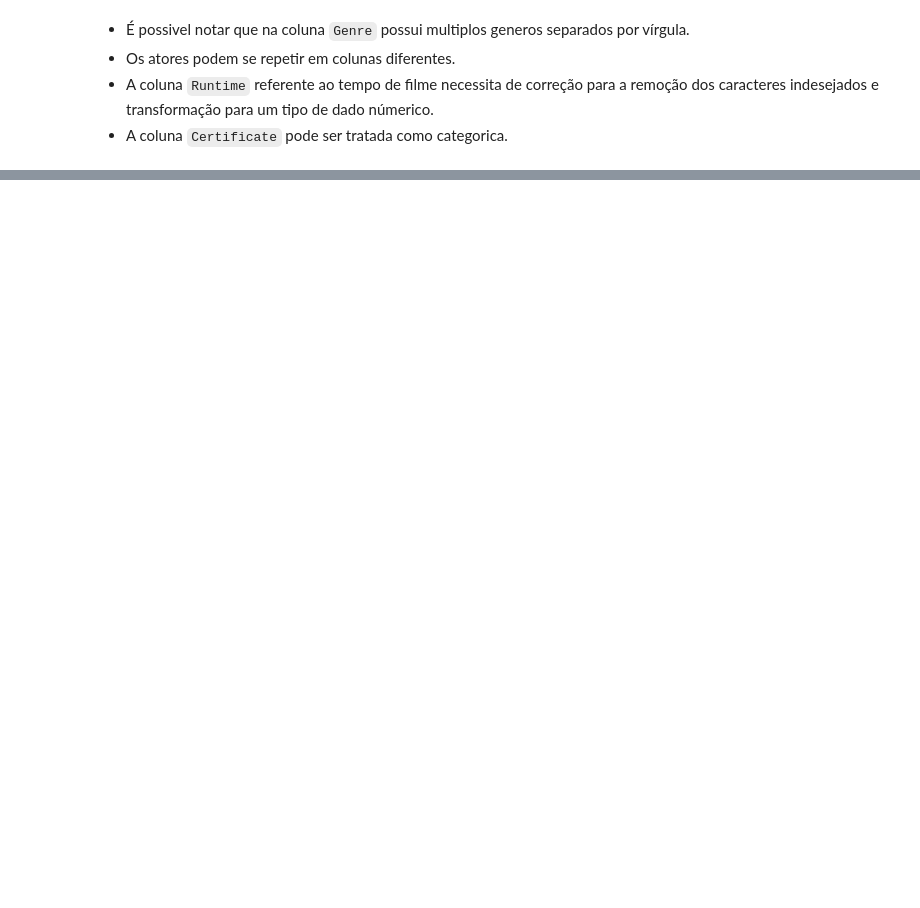
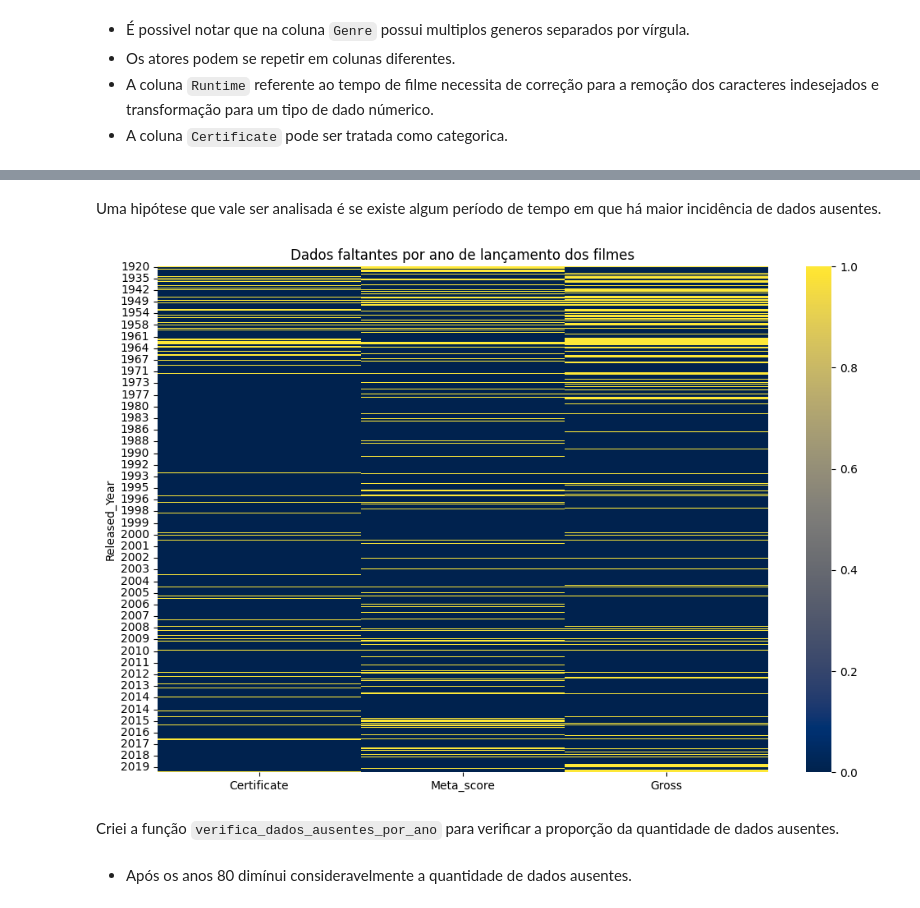
Before and after one commit to AurelioGuilherme/Desafio_Ciencia_de_Dados, a Jupyter notebook: Notebooks/EDA.ipynb, the cells around one changed output, grey strips where cells are left out. Cells and saved outputs as stored; diff of their text form; code cells hidden in the pictures; blank space fills up the shorter version.

```diff
--- a/Notebooks/EDA.ipynb
+++ b/Notebooks/EDA.ipynb
@@ -276,0 +275,19 @@ pd.DataFrame(df_2).explode()
+# %%
+def get_release_year_tag(year) -> str:
+    '''
+         A função atribui uma tag de ano de lançamento com base no ano fornecido.
+    '''
+    if 1920 <= year <= 1939:
+        return "1 - Early Cinema"
+    elif 1940 <= year <= 1959:
+        return "2 - Golden Era"
+    elif 1960 <= year <= 1979:
+        return "3 - New Wave"
+    elif 1980 <= year <= 1999:
+        return "4 - Modern Era"
+    elif 2000 <= year <= 2020:
+        return "5 - Contemporary"
+    else:
+        return "6 - Out of Range"
+# %%
+df['Year_Tag'] = df['Released_Year'].apply(get_release_year_tag)
@@ -276,0 +304,12 @@ pd.DataFrame(df_2).explode()
+# %% [markdown]
+Uma hipótese que vale ser analisada é se existe algum período de tempo em que há maior incidência de dados ausentes.
+# %%
+# Gráfico de calor de dados ausentes por ano de lançamento dos filmes
+plt.figure(figsize=(12,8))
+ax = sns.heatmap(df[['Released_Year','Certificate','Meta_score','Gross']].set_index('Released_Year').sort_values(by = 'Released_Year').isnull(), cmap='cividis')
+ax.set_title('Dados faltantes por ano de lançamento dos filmes')
+plt.show()
+# %% [output]
+[figure, added]
+# %% [markdown]
+Criei a função `verifica_dados_ausentes_por_ano` para verificar a proporção da quantidade de dados ausentes.
@@ -276,0 +348,2 @@ pd.DataFrame(df_2).explode()
+# %% [markdown]
+- Após os anos 80 dimínui consideravelmente a quantidade de dados ausentes.
```
Also changed, not shown: parts of 64 cells of this notebook, 1 other file.
